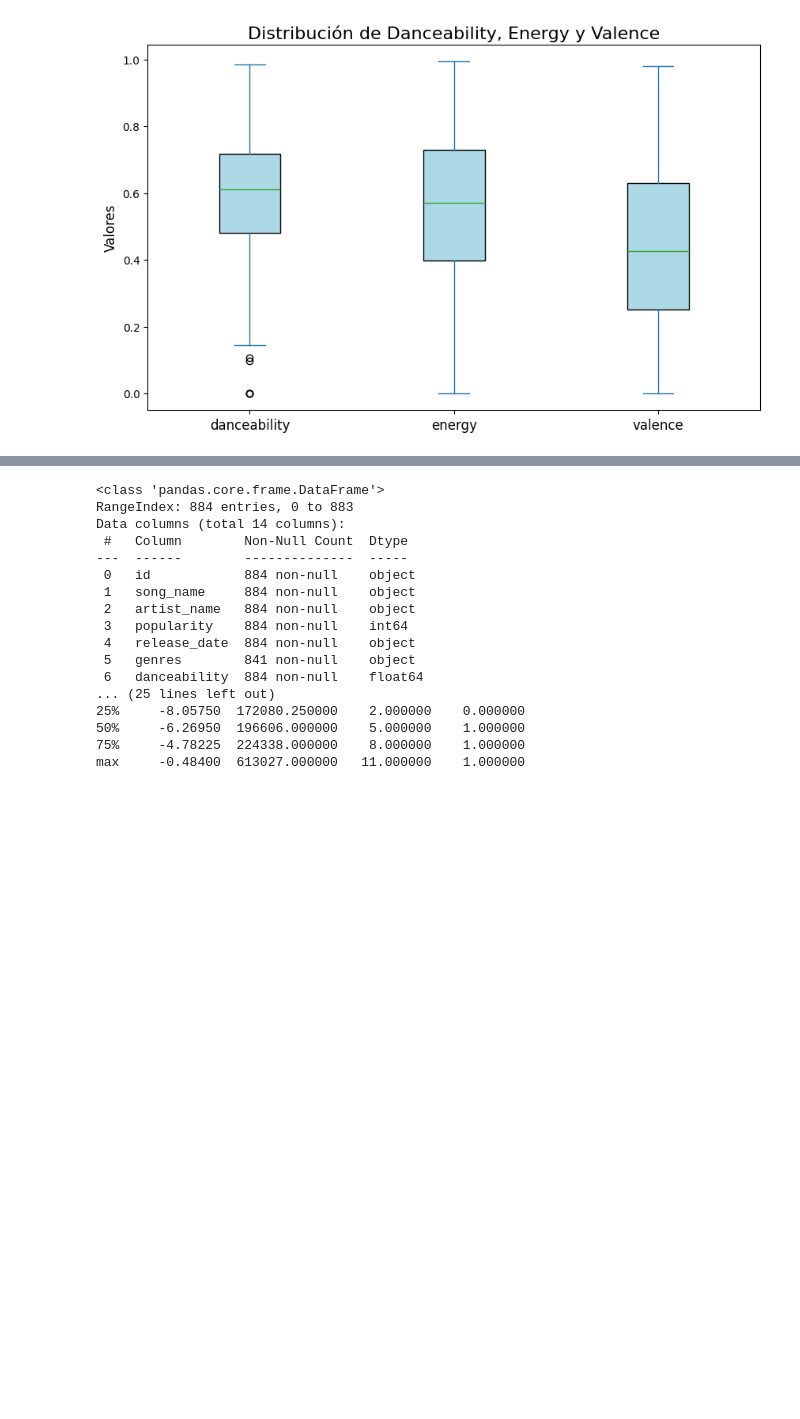
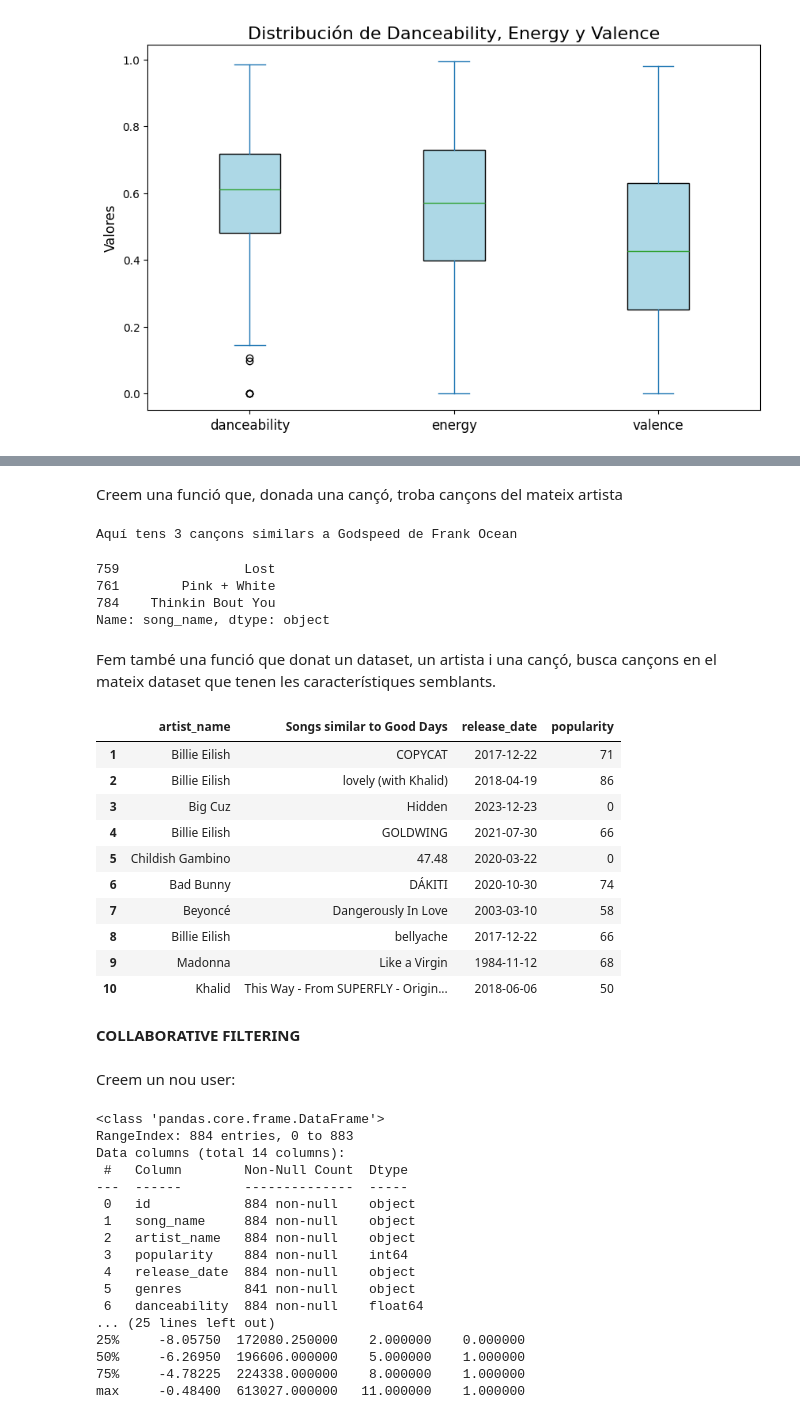
Before and after one commit to juuliamoran/spotify-data-project, a Jupyter notebook: spotify.ipynb, the cells around one changed output, grey strips where cells are left out. Saved outputs shown, nothing was run; the diff lists cells and outputs as text; code cells hidden in the pictures; blank space fills up the shorter version.

```diff
--- a/spotify.ipynb
+++ b/spotify.ipynb
@@ -435,0 +459,2 @@ plt.show()
+# %% [markdown]
+Creem una funció que, donada una cançó, troba cançons del mateix artista
@@ -436,3 +478,65 @@ plt.show()
+# %%
+recommend_songs_same_artist("Godspeed",3)
+# %% [output]
+Aquí tens 3 cançons similars a Godspeed de Frank Ocean
+759                Lost
+761        Pink + White
+784    Thinkin Bout You
+Name: song_name, dtype: object
+# %% [markdown]
+Fem també una funció que donat un dataset, un artista i una cançó, busca cançons en el mateix dataset que tenen les característiques semblants.
+# %%
+import pandas as pd
+from sklearn.metrics.pairwise import cosine_similarity
+
+def recommend_songs_by_sound_similarity(data:pd.DataFrame, song, artist):
+
+    try:
+        song_and_artist_data = data[(data["song_name"] == song ) & (data["artist_name"] == artist)]
+
+        song_index = song_and_artist_data.index[0]
+
+        similar_songs = data.copy()
+
+        sound_properties = similar_songs.loc[:,["danceability", "energy", "valence", "tempo", "loudness", "key", "mode"]]
+
+        # Obtener el vector de características de la canción seleccionada
+        song_vector = sound_properties.iloc[song_index].to_numpy().reshape(1, -1)
+
+        #Calculate similarity of all songs to the one we want
+        #similar_songs["Similarity with songs"] = cosine_similarity(sound_properties, sound_properties.to_numpy()[song_and_artist_data.index[0],None]).squeeze()
+        similar_songs["Similarity with songs"] = cosine_similarity(sound_properties, song_vector).squeeze()
+
+        similar_songs.rename(columns = {"song_name" : f"Songs similar to {song}"}, inplace = True)
+
+        similar_songs = similar_songs.sort_values(by = "Similarity with songs", ascending = False)
+
+        similar_songs = similar_songs[["artist_name", f"Songs similar to {song}", "release_date", "popularity"]]
+
+        similar_songs.reset_index(drop = True, inplace = True)
+
+        return similar_songs.iloc[1:11]
+
+    except:
+        print("Oops! Aquesta cançó no esta inclosa al dataset")
+# %%
+recommend_songs_by_sound_similarity(data_cleaned, "Good Days" , "SZA")
+# %% [output]
+|  | artist_name | Songs similar to Good Days | release_date | popularity |
+| 1 | Billie Eilish | COPYCAT | 2017-12-22 | 71 |
+| 2 | Billie Eilish | lovely (with Khalid) | 2018-04-19 | 86 |
+| 3 | Big Cuz | Hidden | 2023-12-23 | 0 |
+| 4 | Billie Eilish | GOLDWING | 2021-07-30 | 66 |
+| 5 | Childish Gambino | 47.48 | 2020-03-22 | 0 |
+| 6 | Bad Bunny | DÁKITI | 2020-10-30 | 74 |
+| 7 | Beyoncé | Dangerously In Love | 2003-03-10 | 58 |
+| 8 | Billie Eilish | bellyache | 2017-12-22 | 66 |
+| 9 | Madonna | Like a Virgin | 1984-11-12 | 68 |
+| 10 | Khalid | This Way - From SUPERFLY - Origin... | 2018-06-06 | 50 |
+# %% [markdown]
+**COLLABORATIVE FILTERING**
+# %% [markdown]
+Creem un nou user:
 # %%
 import pandas as pd
 
```
Also changed, not shown: parts of 16 cells of this notebook.
